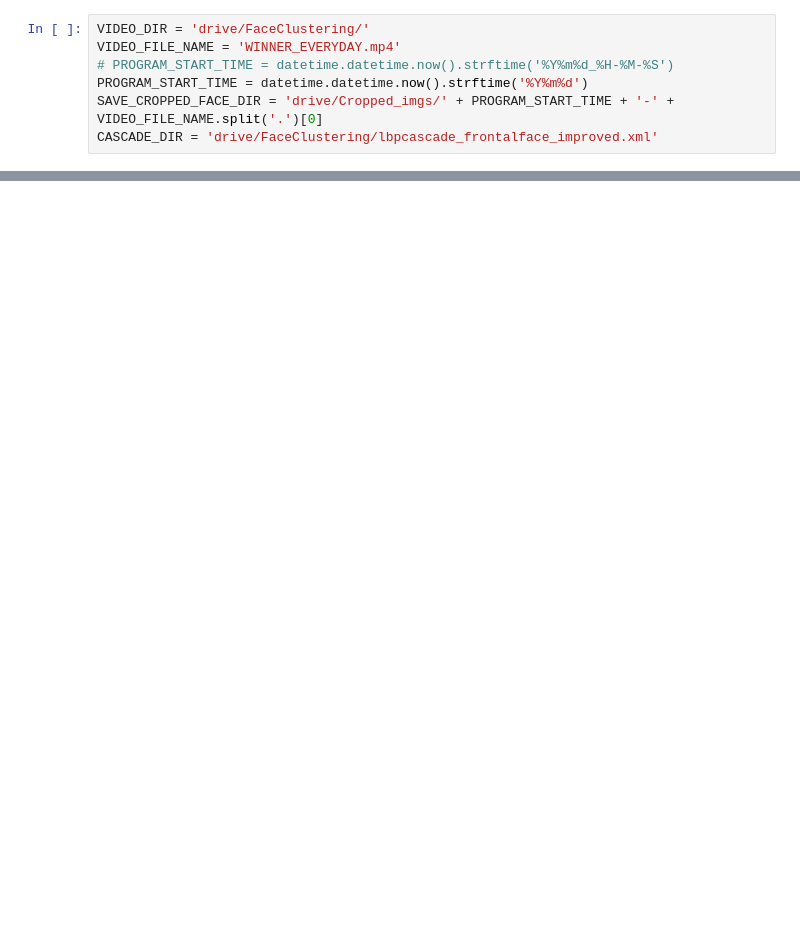
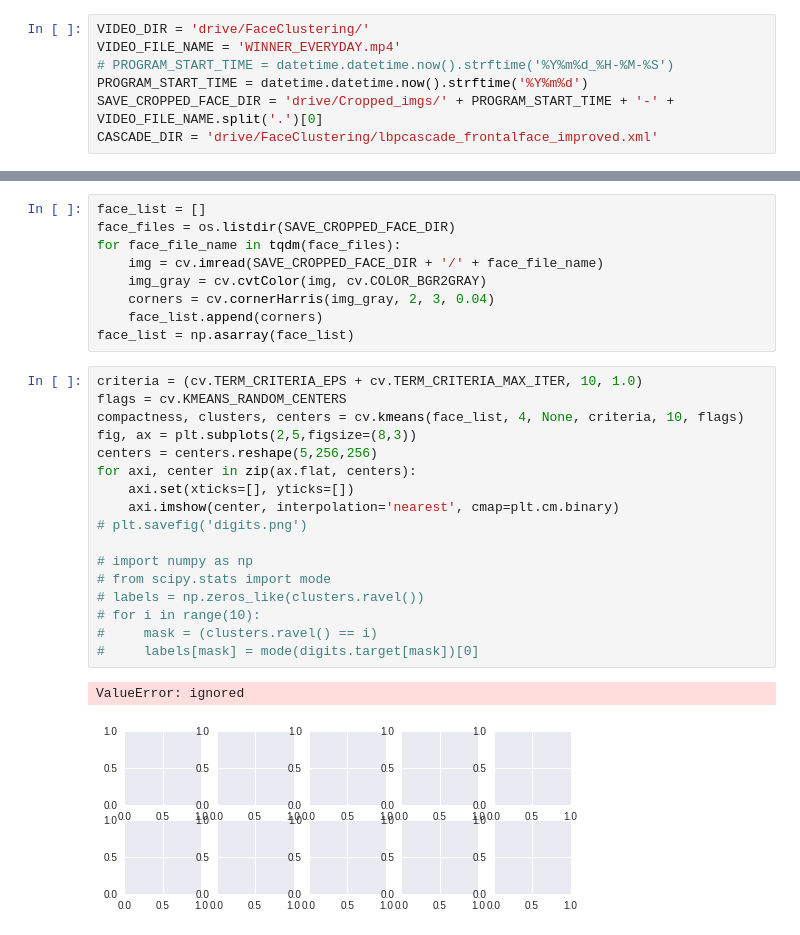
Before and after one commit to HyOsori/FaceClusterer, a Jupyter notebook: doomsheart/FaceClusterer.ipynb, the cells around one changed output, grey strips where cells are left out. Saved outputs shown, nothing was run; the diff lists cells and outputs as text; blank space fills up the shorter version.

```diff
--- a/doomsheart/FaceClusterer.ipynb
+++ b/doomsheart/FaceClusterer.ipynb
@@ -130,0 +139,29 @@ HarrisCorner()
+# %%
+face_list = []
+face_files = os.listdir(SAVE_CROPPED_FACE_DIR)
+for face_file_name in tqdm(face_files):
+    img = cv.imread(SAVE_CROPPED_FACE_DIR + '/' + face_file_name)
+    img_gray = cv.cvtColor(img, cv.COLOR_BGR2GRAY)
+    corners = cv.cornerHarris(img_gray, 2, 3, 0.04)
+    face_list.append(corners)
+face_list = np.asarray(face_list)
+# %%
+criteria = (cv.TERM_CRITERIA_EPS + cv.TERM_CRITERIA_MAX_ITER, 10, 1.0)
+flags = cv.KMEANS_RANDOM_CENTERS
+compactness, clusters, centers = cv.kmeans(face_list, 4, None, criteria, 10, flags)
+fig, ax = plt.subplots(2,5,figsize=(8,3))
+centers = centers.reshape(5,256,256)
+for axi, center in zip(ax.flat, centers):
+    axi.set(xticks=[], yticks=[])
+    axi.imshow(center, interpolation='nearest', cmap=plt.cm.binary)
+# plt.savefig('digits.png')
+
+# import numpy as np
+# from scipy.stats import mode
+# labels = np.zeros_like(clusters.ravel())
+# for i in range(10):
+#     mask = (clusters.ravel() == i)
+#     labels[mask] = mode(digits.target[mask])[0]
+# %% [output]
+ValueError: ignored
+[figure, added]
```
Also changed, not shown: parts of 6 cells of this notebook.
